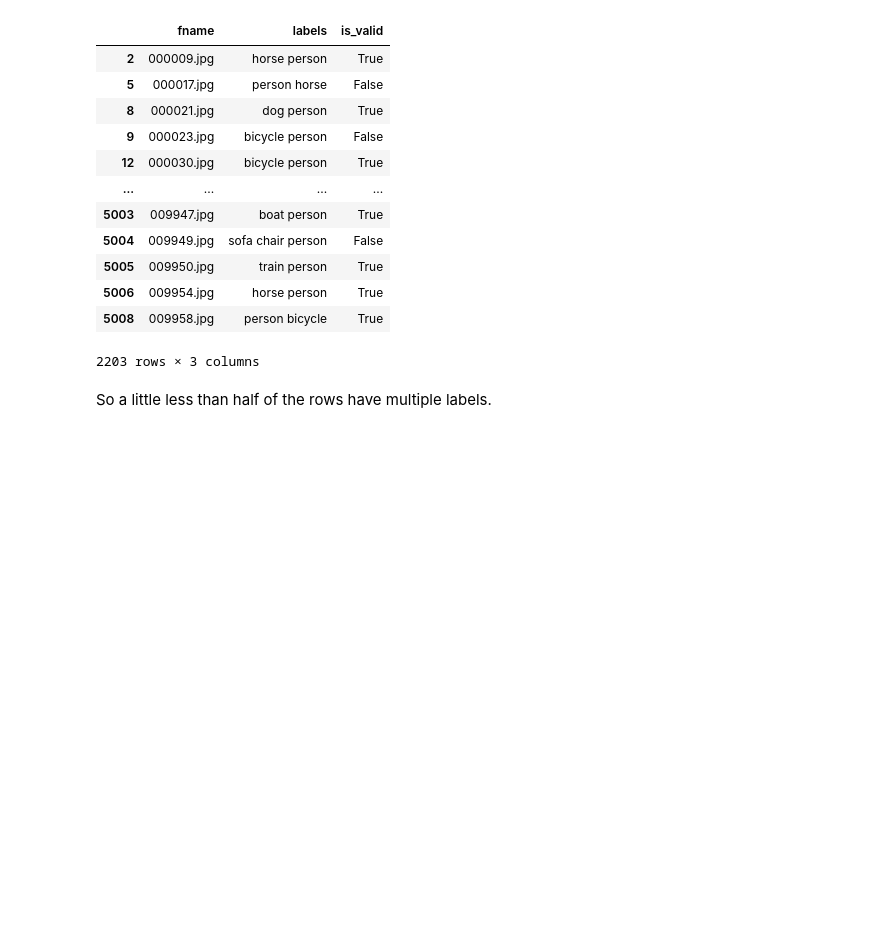
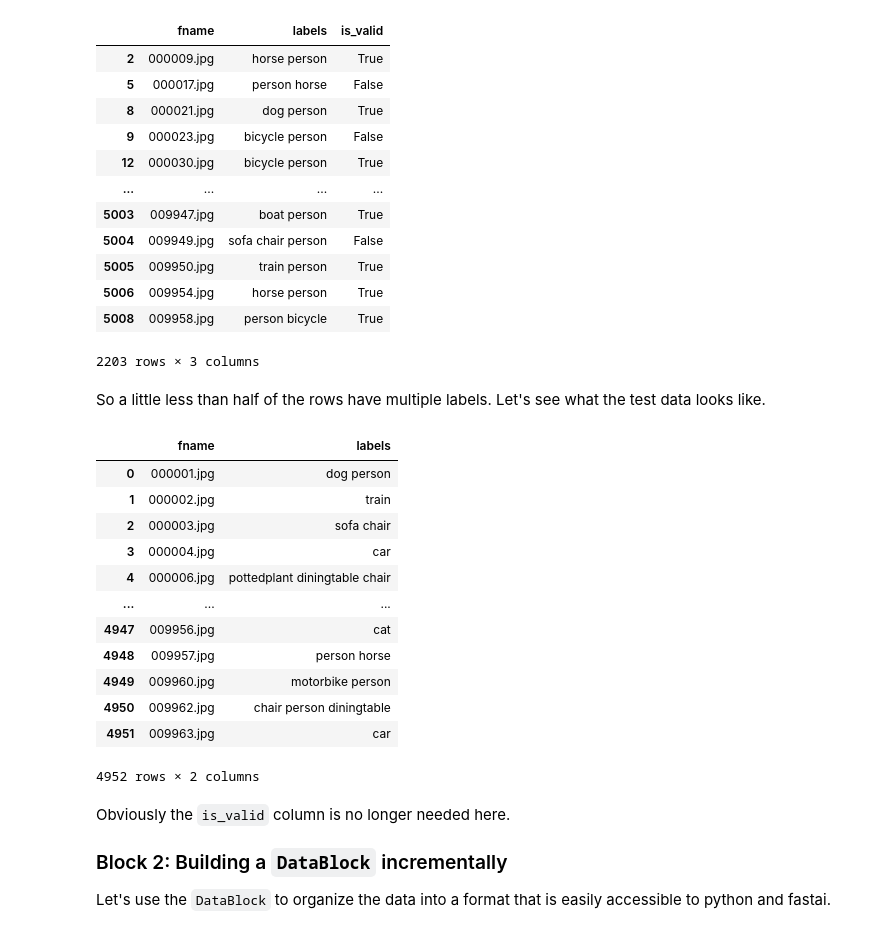
Before and after one commit to CodeWithOz/fastai-deep-learn-coders, a Jupyter notebook: ch-06-self-pt1.ipynb, the cells around one changed output. Cells and saved outputs as stored; diff of their text form; code cells hidden in the pictures; blank space fills up the shorter version.

```diff
--- a/ch-06-self-pt1.ipynb
+++ b/ch-06-self-pt1.ipynb
@@ -78,4 +79,27 @@ train[train['labels'].str.contains(' ')]
 | 5008 | 009958.jpg | person bicycle | True |
 2203 rows × 3 columns
 # %% [markdown]
-So a little less than half of the rows have multiple labels.
+So a little less than half of the rows have multiple labels. Let's see what the test data looks like.
+# %%
+test = pd.read_csv(path/'test.csv')
+test
+# %% [output]
+|  | fname | labels |
+| 0 | 000001.jpg | dog person |
+| 1 | 000002.jpg | train |
+| 2 | 000003.jpg | sofa chair |
+| 3 | 000004.jpg | car |
+| 4 | 000006.jpg | pottedplant diningtable chair |
+| ... | ... | ... |
+| 4947 | 009956.jpg | cat |
+| 4948 | 009957.jpg | person horse |
+| 4949 | 009960.jpg | motorbike person |
+| 4950 | 009962.jpg | chair person diningtable |
+| 4951 | 009963.jpg | car |
+4952 rows × 2 columns
+# %% [markdown]
+Obviously the `is_valid` column is no longer needed here.
+
+### Block 2: Building a `DataBlock` incrementally
+
+Let's use the `DataBlock` to organize the data into a format that is easily accessible to python and fastai.
```
Also changed, not shown: parts of 25 cells of this notebook.
